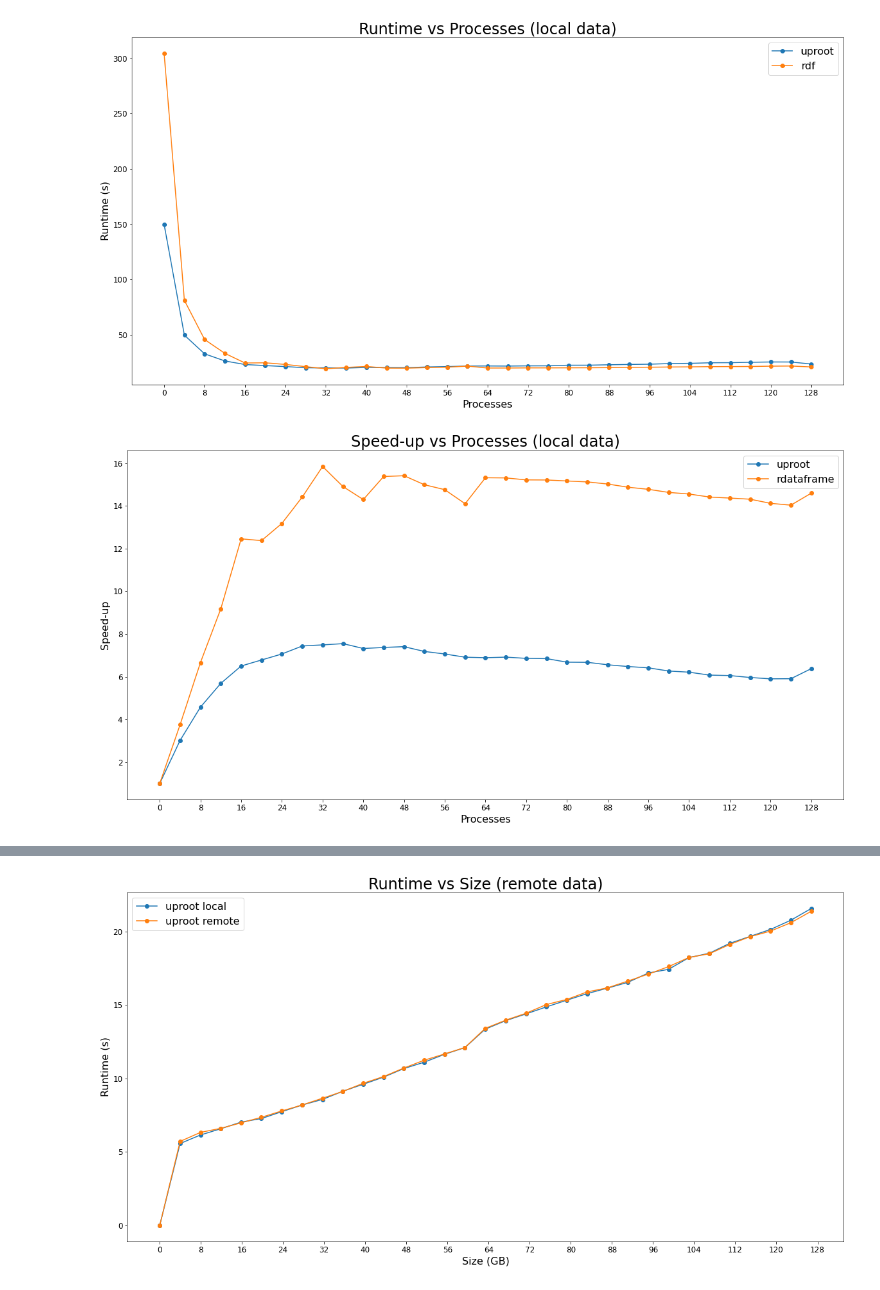
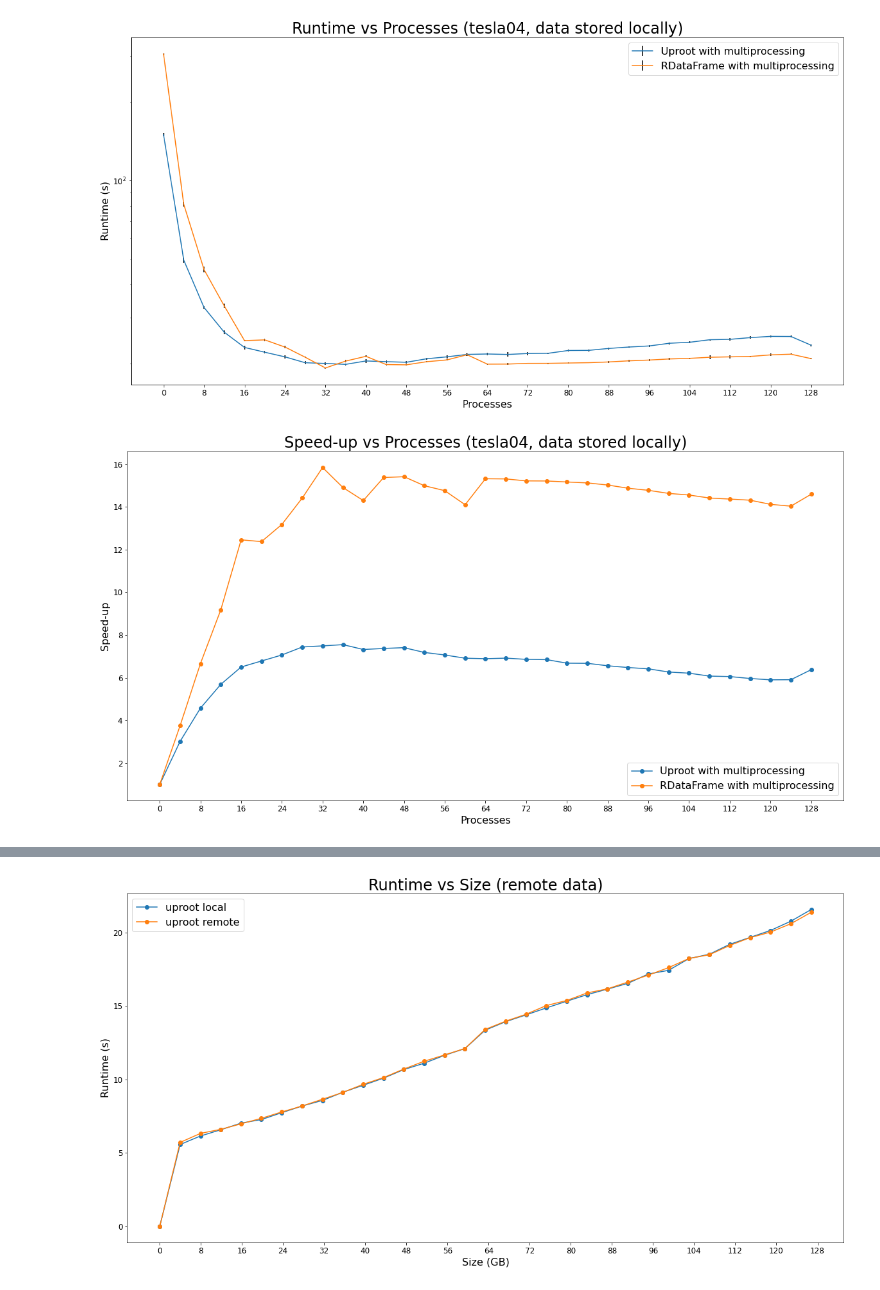
Before and after one commit to bucket420/DOE-INFN-2022, a Jupyter notebook: performance_analysis.ipynb, the cells around one changed output, grey strips where cells are left out. Cells and saved outputs as stored; diff of their text form; code cells hidden in the pictures.

```diff
--- a/performance_analysis.ipynb
+++ b/performance_analysis.ipynb
@@ -24,6 +24,10 @@ def plot(title, xlabel, ylabel, *args, plot_type=None, log_scale=False):
     for i in range(0, len(args), 2):
         with open(args[i], "r") as f:
             data.append([[float(a) for a in row] for row in csv.reader(f)])
+
+    if "size" in args[0]:
+
+
 
     plt.figure(figsize = (20, 10))
     plt.title(title, fontsize=24)
@@ -40,6 +44,9 @@ def plot(title, xlabel, ylabel, *args, plot_type=None, log_scale=False):
         shorter_length = min(len(data[0][0]), len(data[1][0]))
         plt.plot(data[0][0][:shorter_length], [col_average(data[0])[i] / col_average(data[1])[i] for i in range(shorter_length)], marker="o")
         plt.hlines(y=1, xmin=0, xmax=129, color='red', linestyle ='dashed')
+    elif plot_type == "errorbars":
+        for j in range(len(data)):
+            plt.errorbar(data[j][0], col_average(data[j]), yerr=col_standard_deviation(data[j]), fmt="-", ecolor="black", label=args[2 * j + 1])
     else:
         for j in range(len(data)):
             plt.plot(data[j][0], col_average(data[j]), marker="o", label=args[2 * j + 1])
@@ -47,32 +54,28 @@ def plot(title, xlabel, ylabel, *args, plot_type=None, log_scale=False):
     plt.legend(prop={'size': 16})
     plt.show()
 # %%
-plot('Runtime vs Processes (local data)',
+plot('Runtime vs Processes (tesla04, data stored locally)',
      'Processes',
      'Runtime (s)',
      "runtime_tests_uproot/tesla/runtime_vs_processes_128_128_4_10.csv",
-     "uproot",
-#      "runtime_tests_uproot/tesla_remote/runtime_vs_processes_128_128_4_10.csv",
-#      "uproot remote",
+     "Uproot with multiprocessing",
      "runtime_tests_rdf/tesla/runtime_vs_processes_128_128_4_10.csv",
-     "rdf",
-#      "runtime_tests_rdf/tesla_remote/runtime_vs_processes_128_128_4_10.csv",
-#      "rdf remote"
-#      "runtime_tests_rdf/tesla/runtime_vs_processes_128_128_4_10.csv",
-#      "rdataframe"
+     "RDataFrame with multiprocessing",
+     log_scale=True,
+     plot_type="errorbars"
     )
 # %% [output]
-[figure, old version]
+[figure, new version]
 # %%
-plot('Speed-up vs Processes (local data)',
+plot('Speed-up vs Processes (tesla04, data stored locally)',
      'Processes',
      'Speed-up',
      "runtime_tests_uproot/tesla/runtime_vs_processes_128_128_4_10.csv",
-     "uproot",
+     "Uproot with multiprocessing",
      "runtime_tests_rdf/tesla/runtime_vs_processes_128_128_4_10.csv",
-     "rdataframe",
+     "RDataFrame with multiprocessing",
      plot_type="speed-up"
     )
 # %% [output]
-[figure, old version]
+[figure, new version]
 # %%
```
Also changed, not shown: parts of 2 cells of this notebook, 33 other files.
